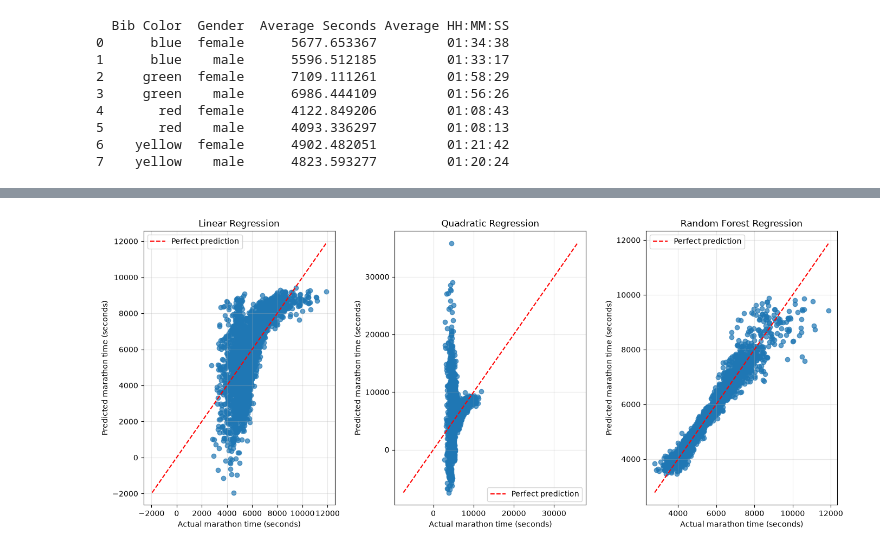
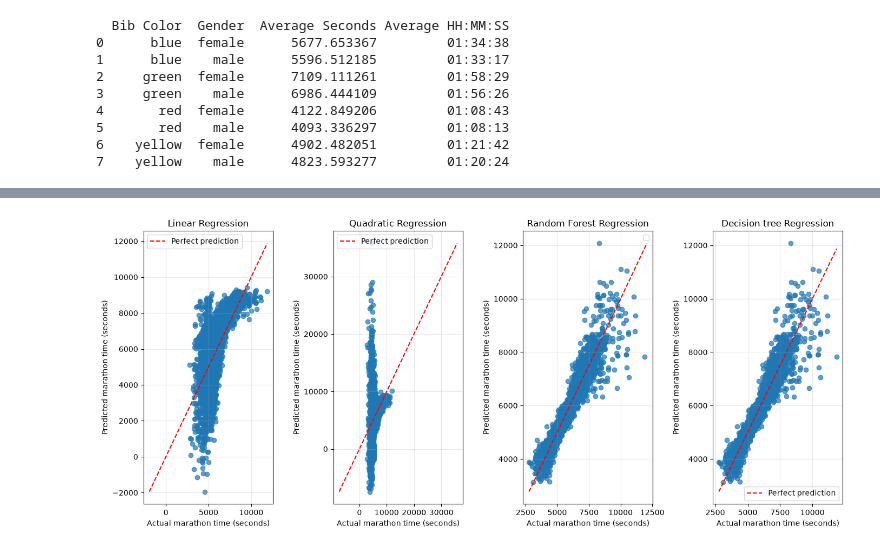
Before and after one commit to pnntr/ow-run-challenge, a Jupyter notebook: pre-processing.ipynb, the cells around one changed output, grey strips where cells are left out. Saved outputs shown, nothing was run; the diff lists cells and outputs as text; code cells hidden in the pictures.

Commit message:
decision tree + random forest

```diff
--- a/pre-processing.ipynb
+++ b/pre-processing.ipynb
@@ -502,6 +503,16 @@ linear_model = Pipeline(steps=[
     ("preprocessor", preprocessor),
     ("model", LinearRegression())
 ])
+
+forest_model = Pipeline(steps=[
+    ("preprocessor", preprocessor),
+    ("model", RandomForestRegressor())
+])
+
+decision_model = Pipeline(steps=[
+    ("preprocessor", preprocessor),
+    ("model", DecisionTreeRegressor())
+])
 # %% [output]
 Index(['club', 'gender', 'trained_10_week', 'trained_im', 'has_trainer',
        'cadence', 'age', 'bmi', 'n_marathons_run', 'bib_colour', 'VO2_max',
@@ -581,3 +585,7 @@ y_test_pred_forest = forest_model.predict(X_test)
+# %%
+decision_model.fit(X_train, y_train)
+y_train_pred_decision = decision_model.predict(X_train)
+y_test_pred_decision = decision_model.predict(X_test)
 # %%
 
 # ---------------------------------------------------------
@@ -588,31 +596,36 @@ results = pd.DataFrame({
     "Model": [
         "Linear",
         "Quadratic",
-        "Random Forest"
+        "Random Forest",
+        "Decision Trees"
     ],
 
     "Train R²": [
         r2_score(y_train, y_train_pred_linear),
         r2_score(y_train, y_train_pred_quad),
-        r2_score(y_train, y_train_pred_forest)
+        r2_score(y_train, y_train_pred_forest),
+        r2_score(y_train, y_train_pred_decision)
     ],
 
     "Test R²": [
         r2_score(y_test, y_test_pred_linear),
         r2_score(y_test, y_test_pred_quad),
-        r2_score(y_test, y_test_pred_forest)
+        r2_score(y_test, y_test_pred_forest),
+        r2_score(y_test, y_test_pred_decision)
     ],
 
     "Train RMSE (seconds)": [
         np.sqrt(mean_squared_error(y_train, y_train_pred_linear)),
         np.sqrt(mean_squared_error(y_train, y_train_pred_quad)),
-        np.sqrt(mean_squared_error(y_train, y_train_pred_forest))
+        np.sqrt(mean_squared_error(y_train, y_train_pred_forest)),
+        np.sqrt(mean_squared_error(y_train, y_train_pred_decision))
     ],
 
     "Test RMSE (seconds)": [
         np.sqrt(mean_squared_error(y_test, y_test_pred_linear)),
         np.sqrt(mean_squared_error(y_test, y_test_pred_quad)),
-        np.sqrt(mean_squared_error(y_test, y_test_pred_forest))
+        np.sqrt(mean_squared_error(y_test, y_test_pred_forest)),
+        np.sqrt(mean_squared_error(y_test, y_test_pred_decision))
     ]
 })
 
@@ -622,7 +635,7 @@ print(results.round(3))
 # ACTUAL VS PREDICTED PLOT
 # ---------------------------------------------------------
 
-fig, axes = plt.subplots(1, 3, figsize=(14, 6))
+fig, axes = plt.subplots(1, 4, figsize=(14, 6))
 
 # ---- Linear model ----
 
@@ -674,6 +687,29 @@ axes[1].set_ylabel("Predicted marathon time (seconds)")
 axes[1].legend()
 axes[1].grid(alpha=0.3)
 
+# ---- Decision Tree model ----
+
+axes[3].scatter(
+    y_test,
+    y_test_pred_forest,
+    alpha=0.7
+)
+
+min_val = min(y_test.min(), y_test_pred_decision.min())
+max_val = max(y_test.max(), y_test_pred_decision.max())
+
+axes[3].plot(
+    [min_val, max_val],
+    [min_val, max_val],
+    "r--",
+    label="Perfect prediction"
+)
+axes[2].set_title("Random Forest Regression")
+axes[2].set_xlabel("Actual marathon time (seconds)")
+axes[2].set_ylabel("Predicted marathon time (seconds)")
+axes[2].legend()
+axes[2].grid(alpha=0.3)
+
 # ---- Random Forest model ----
 
 axes[2].scatter(
@@ -691,11 +727,11 @@ axes[2].plot(
     "r--",
     label="Perfect prediction"
 )
-axes[2].set_title("Random Forest Regression")
-axes[2].set_xlabel("Actual marathon time (seconds)")
-axes[2].set_ylabel("Predicted marathon time (seconds)")
-axes[2].legend()
-axes[2].grid(alpha=0.3)
+axes[3].set_title("Decision tree Regression")
+axes[3].set_xlabel("Actual marathon time (seconds)")
+axes[3].set_ylabel("Predicted marathon time (seconds)")
+axes[3].legend()
+axes[3].grid(alpha=0.3)
 
 plt.tight_layout()
 plt.show()
@@ -707 +750 @@ plt.show()
-[figure, old version]
+[figure, new version]
```
Also changed, not shown: parts of 7 cells of this notebook.
